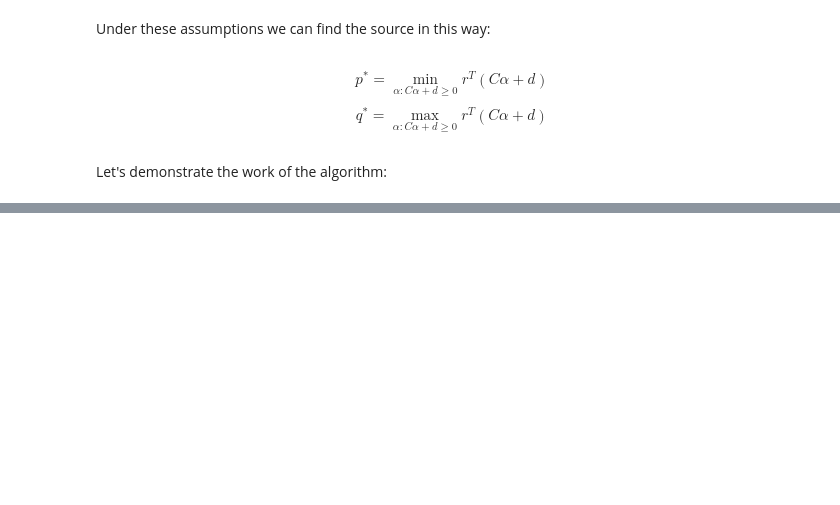
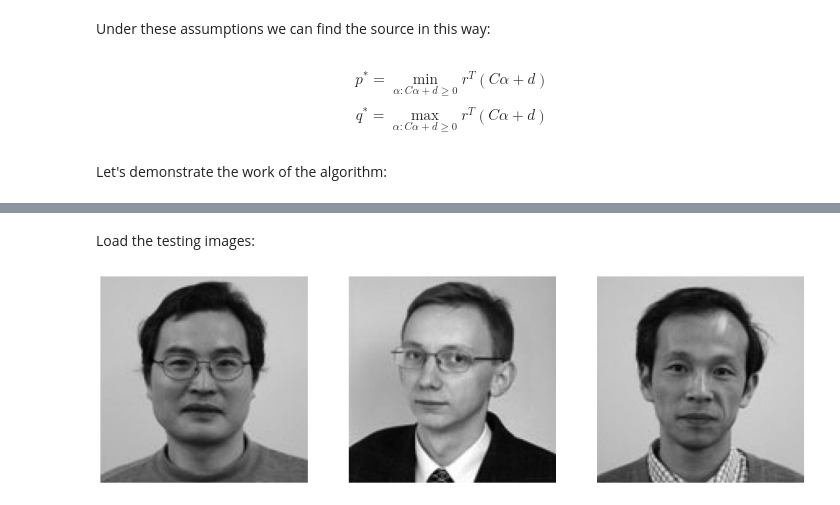
Before and after one commit to kostya2709/Optimization, a Jupyter notebook: source_separation/src/demo.ipynb, the cells around one changed output, grey strips where cells are left out. Saved outputs shown, nothing was run; the diff lists cells and outputs as text; code cells hidden in the pictures; blank space fills up the shorter version.

```diff
--- a/source_separation/src/demo.ipynb
+++ b/source_separation/src/demo.ipynb
@@ -23,0 +26,11 @@ ModuleNotFoundError: No module named 'scipy'
+# %% [markdown]
+Load the testing images:
+# %%
+img1 = camns_image("cao1.jpg")
+img2 = camns_image("ksiwek1.jpg")
+img3 = camns_image("zhang1.jpg")
+init = [img1, img2, img3]
+# %%
+plot_images(init, 1, 3)
+# %% [output]
+[figure, added]
```
Also changed, not shown: parts of 19 cells of this notebook, 21 other files.
